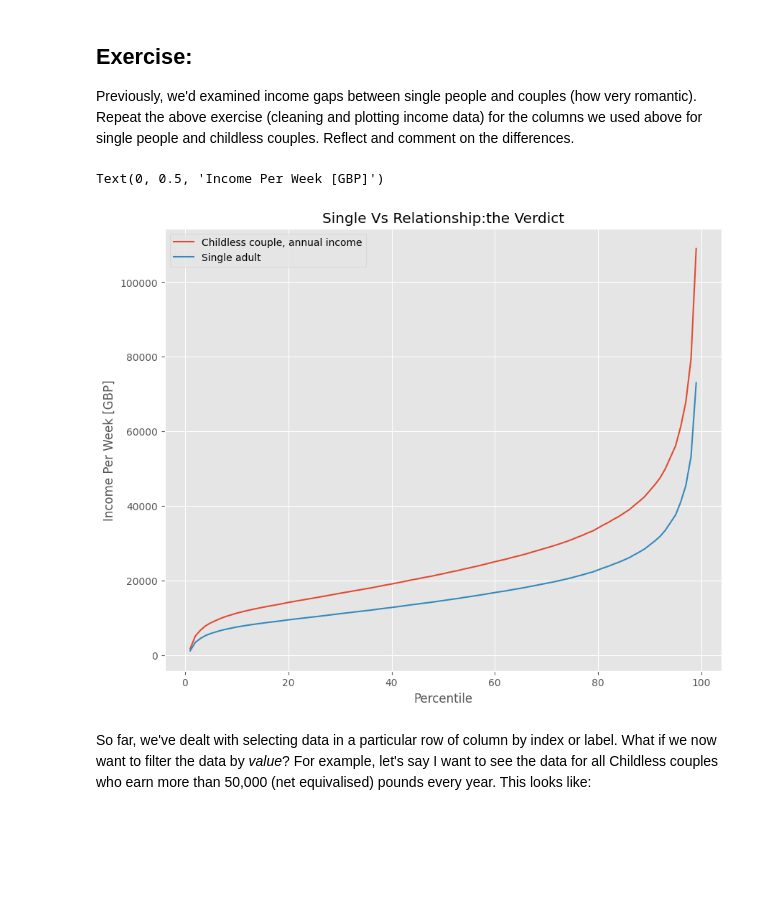
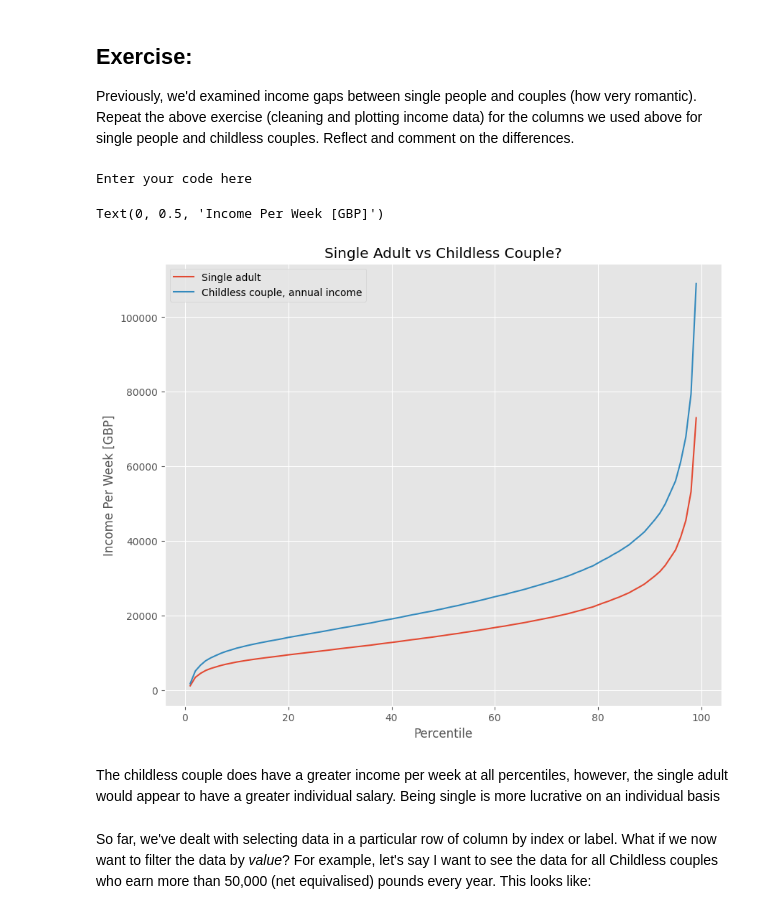
Before and after one commit to alxbxck/QM2, a Jupyter notebook: notebooks/W02. Pandas.ipynb, the cells around one changed output. Drawn from its saved outputs; the diff is of its cells as text; code cells hidden in the pictures; blank space fills up the shorter version.

```diff
--- a/notebooks/W02. Pandas.ipynb
+++ b/notebooks/W02. Pandas.ipynb
@@ -305,19 +372,21 @@ Text(0, 0.5, 'Income Per Week [GBP]')
 
 Previously, we'd examined income gaps between single people and couples (how very romantic). Repeat the above exercise (cleaning and plotting income data) for the columns we used above for single people and childless couples. Reflect and comment on the differences.
 # %%
-clean= income[['Childless couple, annual income', 'Single adult']]
-clean.head()
+
+clean = income[['Single adult','Childless couple, annual income']]
 clean=clean.replace(',', '', regex=True)
 clean = clean.replace('-', 'NaN', regex=True).astype('float')
-clean.head()
-clean.head()
+
 clean.plot()
-plt.title('Single Vs Relationship:the Verdict')
+plt.title('Single Adult vs Childless Couple?')
 plt.xlabel('Percentile')
 plt.ylabel('Income Per Week [GBP]')
 # %% [output]
-Text(0, 0.5, 'Income Per Week [GBP]')
+Enter your code here
+Text(0, 0.5, 'Income Per Week [GBP]')
-[figure, old version]
+[figure, new version]
+# %% [markdown]
+The childless couple does have a greater income per week at all percentiles, however, the single adult would appear to have a greater individual salary. Being single is more lucrative on an individual basis
 # %% [markdown]
 So far, we've dealt with selecting data in a particular row of column by index or label. What if we now want to filter the data by *value*? For example, let's say I want to see the data for all Childless couples who earn more than 50,000 (net equivalised) pounds every year. This looks like:
 # %%
```
Also changed, not shown: parts of 36 cells of this notebook.
